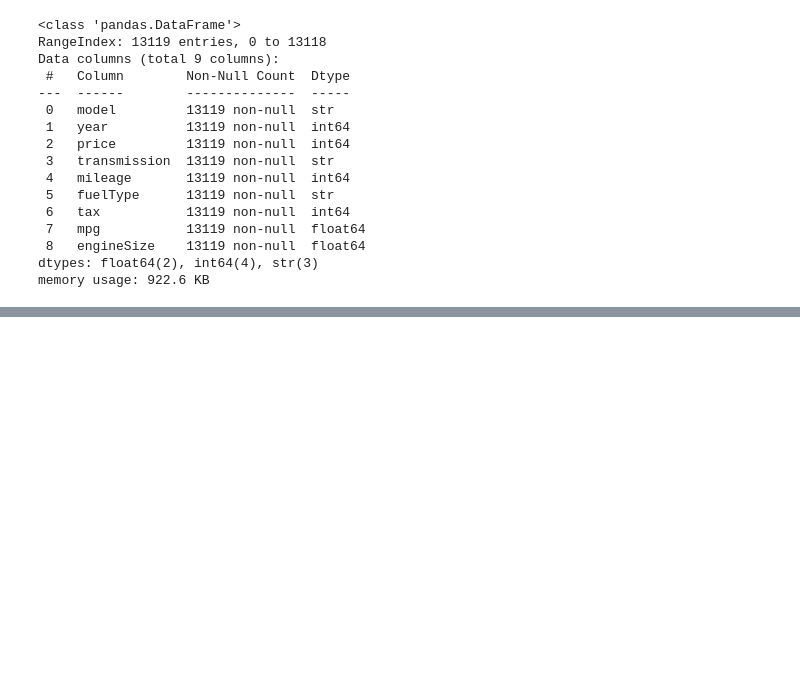
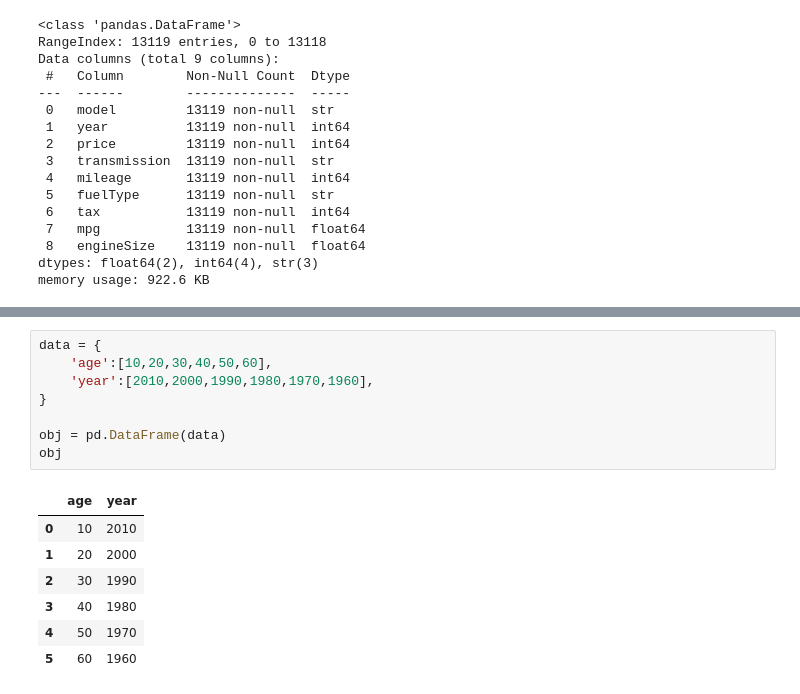
Before and after one commit to Ahmadjon0125/Mohirdev_lessons, a Jupyter notebook: Data analysis. Pandas kutubxonasi/8.Statistika.ipynb, the cells around one changed output, grey strips where cells are left out. Drawn from its saved outputs; the diff is of its cells as text; blank space fills up the shorter version.

```diff
--- a/Data analysis. Pandas kutubxonasi/8.Statistika.ipynb
+++ b/Data analysis. Pandas kutubxonasi/8.Statistika.ipynb
@@ -222,0 +239,16 @@ memory usage: 922.6 KB
+# %%
+data = {
+    'age':[10,20,30,40,50,60],
+    'year':[2010,2000,1990,1980,1970,1960],
+}
+
+obj = pd.DataFrame(data)
+obj
+# %% [output]
+|  | age | year |
+| 0 | 10 | 2010 |
+| 1 | 20 | 2000 |
+| 2 | 30 | 1990 |
+| 3 | 40 | 1980 |
+| 4 | 50 | 1970 |
+| 5 | 60 | 1960 |
```
Also changed, not shown: parts of 6 cells of this notebook.
